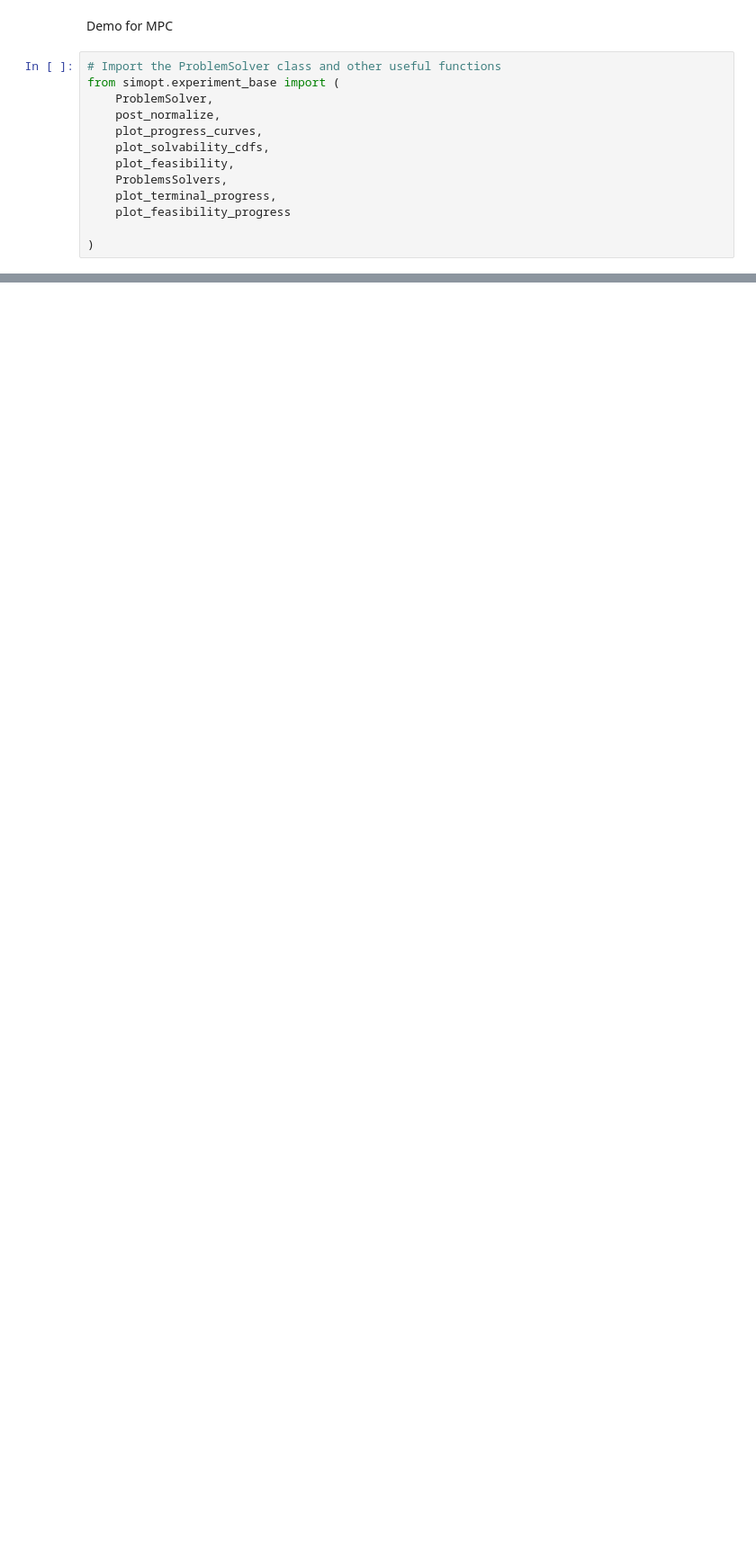
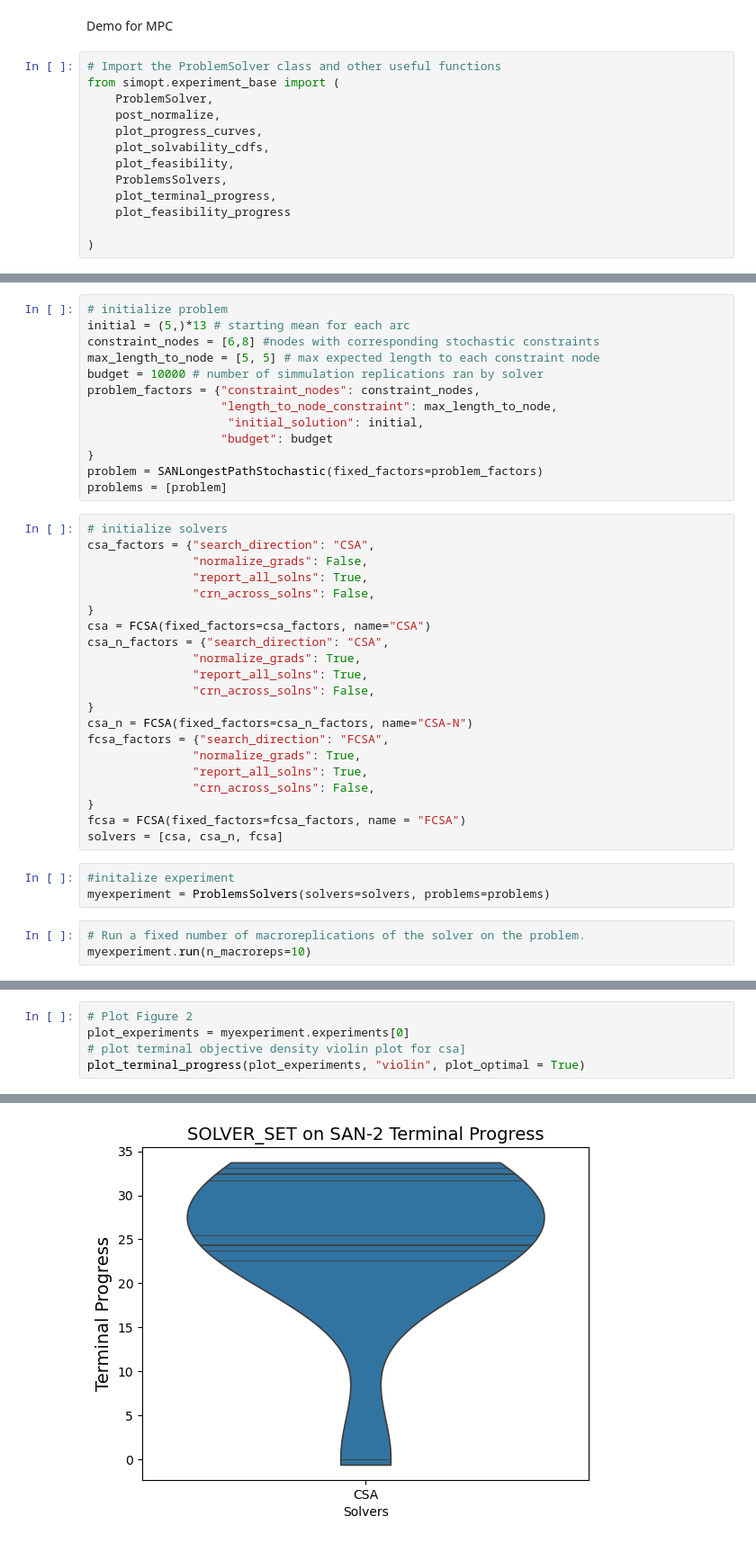
Before and after one commit to nicolefelice/stochastic_constraint_tools, a Jupyter notebook: mpc_demo.ipynb, the cells around one changed output, grey strips where cells are left out. Shown at 90% size. Cells and saved outputs as stored; diff of their text form; blank space fills up the shorter version.

```diff
--- a/mpc_demo.ipynb
+++ b/mpc_demo.ipynb
@@ -20,0 +20,40 @@ ImportError: cannot import name 'FCSA' from 'simopt.solvers.fcsa' (C:\Users\nikk
+# %%
+# initialize problem
+initial = (5,)*13 # starting mean for each arc
+constraint_nodes = [6,8] #nodes with corresponding stochastic constraints
+max_length_to_node = [5, 5] # max expected length to each constraint node
+budget = 10000 # number of simmulation replications ran by solver
+problem_factors = {"constraint_nodes": constraint_nodes,
+                   "length_to_node_constraint": max_length_to_node,
+                    "initial_solution": initial,
+                   "budget": budget
+}
+problem = SANLongestPathStochastic(fixed_factors=problem_factors)
+problems = [problem]
+# %%
+# initialize solvers
+csa_factors = {"search_direction": "CSA",
+               "normalize_grads": False,
+               "report_all_solns": True,
+               "crn_across_solns": False,
+}
+csa = FCSA(fixed_factors=csa_factors, name="CSA")
+csa_n_factors = {"search_direction": "CSA",
+               "normalize_grads": True,
+               "report_all_solns": True,
+               "crn_across_solns": False,
+}
+csa_n = FCSA(fixed_factors=csa_n_factors, name="CSA-N")
+fcsa_factors = {"search_direction": "FCSA",
+               "normalize_grads": True,
+               "report_all_solns": True,
+               "crn_across_solns": False,
+}
+fcsa = FCSA(fixed_factors=fcsa_factors, name = "FCSA")
+solvers = [csa, csa_n, fcsa]
+# %%
+#initalize experiment
+myexperiment = ProblemsSolvers(solvers=solvers, problems=problems)
+# %%
+# Run a fixed number of macroreplications of the solver on the problem.
+myexperiment.run(n_macroreps=10)
@@ -20,0 +114,6 @@ ImportError: cannot import name 'FCSA' from 'simopt.solvers.fcsa' (C:\Users\nikk
+# %%
+# Plot Figure 2
+plot_experiments = myexperiment.experiments[0]
+# plot terminal objective density violin plot for csa]
+plot_terminal_progress(plot_experiments, "violin", plot_optimal = True)
+# %% [output]
@@ -20,0 +121 @@ ImportError: cannot import name 'FCSA' from 'simopt.solvers.fcsa' (C:\Users\nikk
+[figure, added]
```
Also changed, not shown: parts of 10 cells of this notebook, 1 other file.
